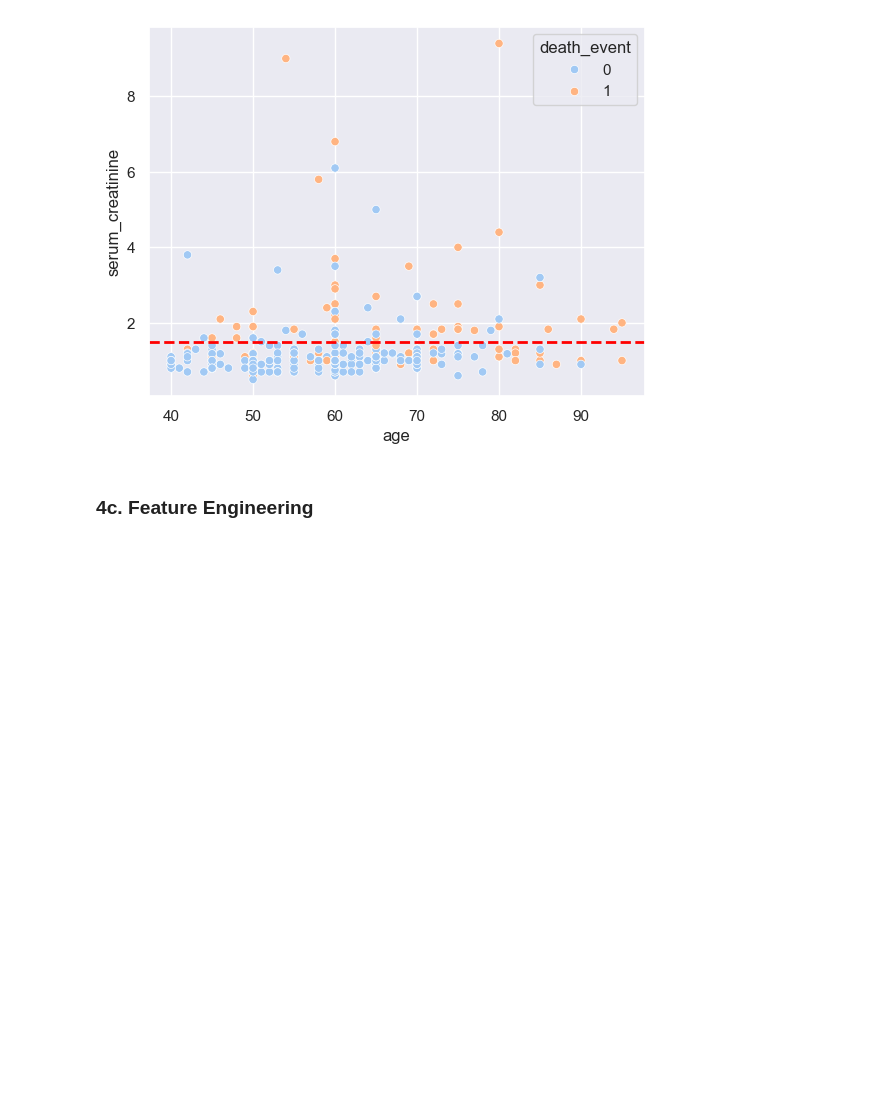
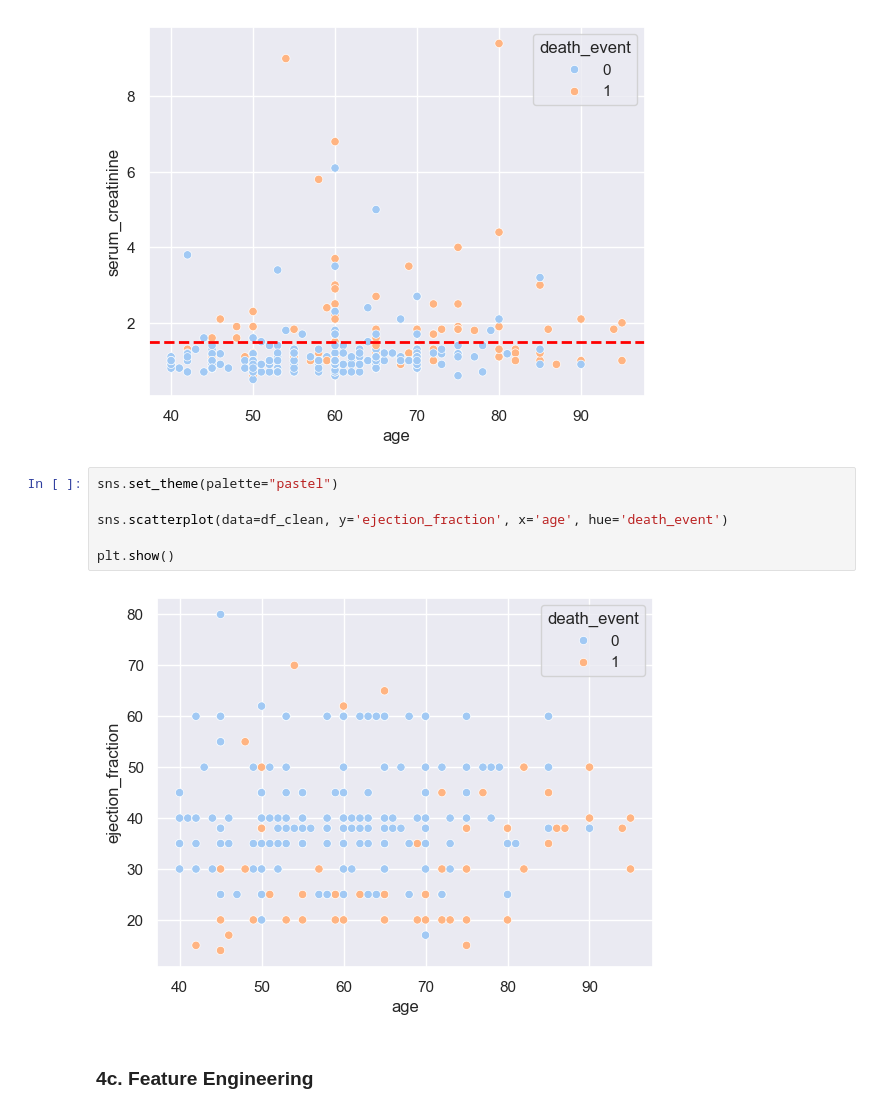
Before and after one commit to BhavitaL/heart_failure_clinical_study, a Jupyter notebook: jupyter_notebooks/heart_failure_clinical_study.ipynb, the cells around one changed output. Saved outputs shown, nothing was run; the diff lists cells and outputs as text; blank space fills up the shorter version.

```diff
--- a/jupyter_notebooks/heart_failure_clinical_study.ipynb
+++ b/jupyter_notebooks/heart_failure_clinical_study.ipynb
@@ -234,6 +246,14 @@ plt.axhline(1.5, linestyle='--', linewidth=2, color='red')
 plt.show()
 # %% [output]
 [figure]
+# %%
+sns.set_theme(palette="pastel")
+
+sns.scatterplot(data=df_clean, y='ejection_fraction', x='age', hue='death_event')
+
+plt.show()
+# %% [output]
+[figure, added]
 # %% [markdown]
 ### 4c. Feature Engineering
 # %%
```
Also changed, not shown: parts of 3 cells of this notebook.
